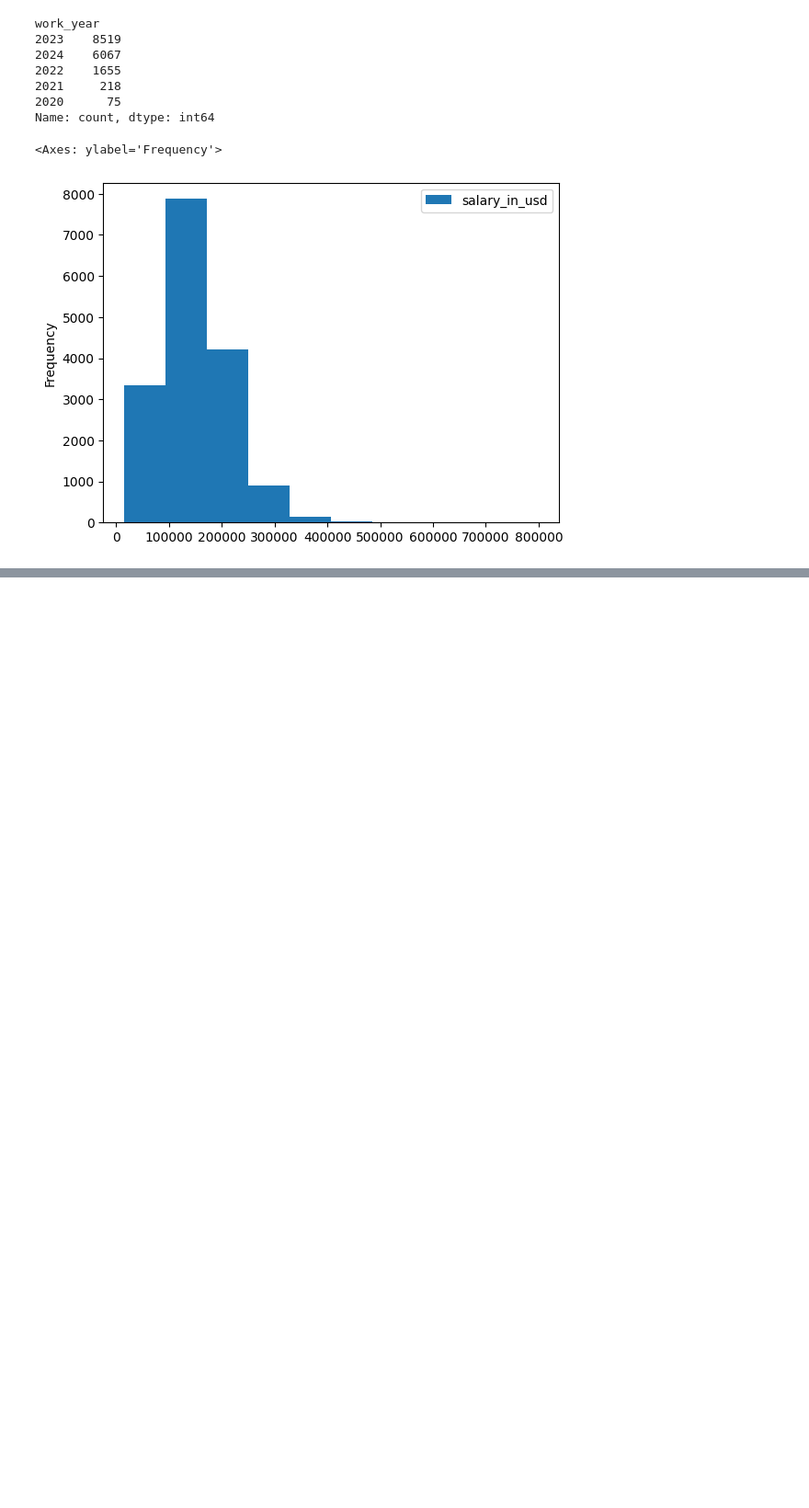
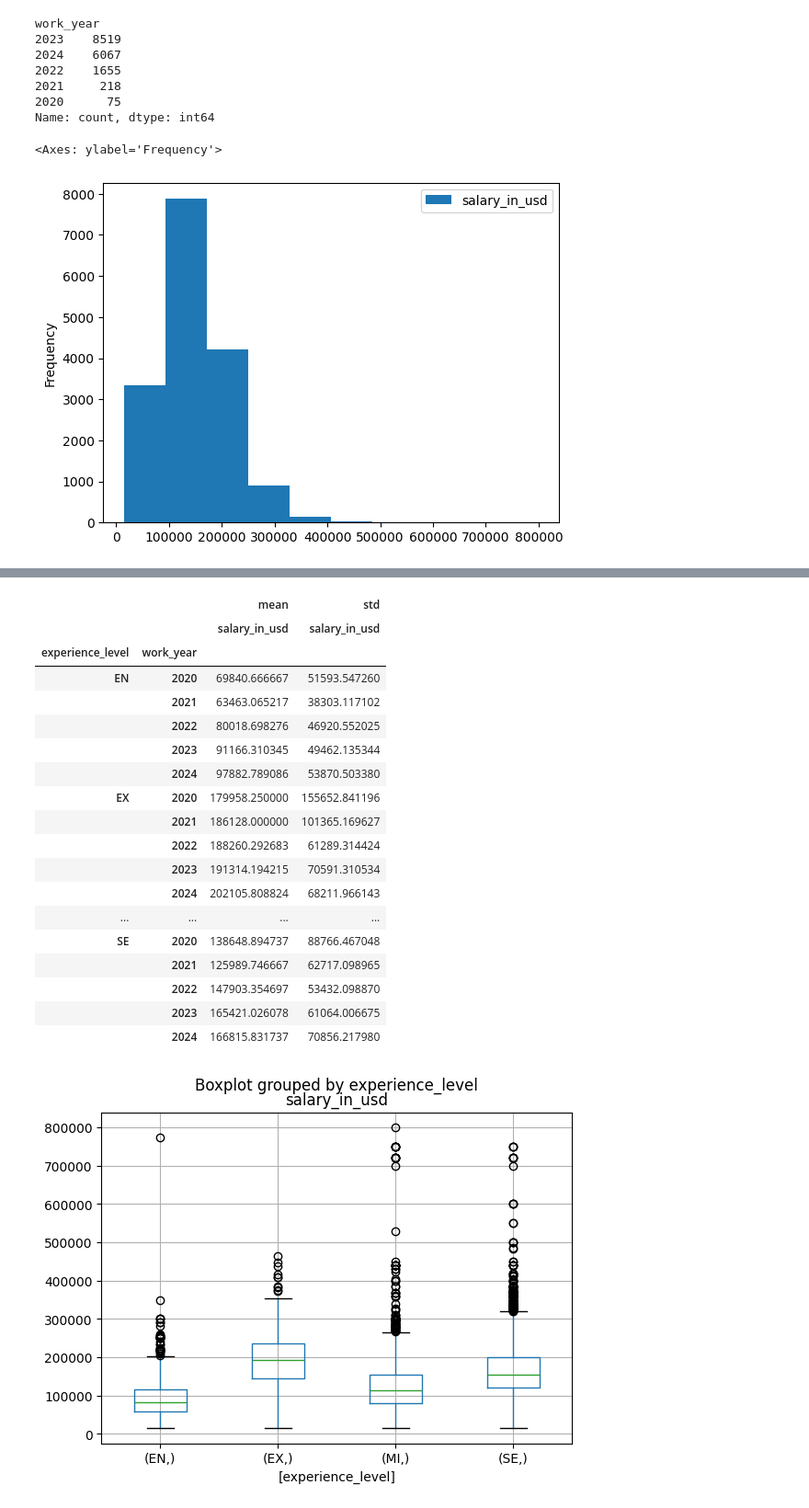
Before and after one commit to benk-2019/daily_assignments, a Jupyter notebook: week_2_QA/qa_2.ipynb, the cells around one changed output, grey strips where cells are left out. Shown at 92% size. Saved outputs shown, nothing was run; the diff lists cells and outputs as text; code cells hidden in the pictures; blank space fills up the shorter version.

```diff
--- a/week_2_QA/qa_2.ipynb
+++ b/week_2_QA/qa_2.ipynb
@@ -83,0 +107,32 @@ np.float64(69840.66666666667)
+# %%
+#multivariate analysis Experience level Salaries
+
+piv_table = df.pivot_table(
+    values = ['salary_in_usd'],
+    index = ['experience_level', 'work_year'],
+    aggfunc=['mean', 'std']
+)
+
+df.boxplot(column=["salary_in_usd"], by=['experience_level'])
+display(piv_table)
+# %% [output]
+|  |  | mean | std |
+|  |  | salary_in_usd | salary_in_usd |
+| experience_level | work_year |  |  |
+| EN | 2020 | 69840.666667 | 51593.547260 |
+|  | 2021 | 63463.065217 | 38303.117102 |
+|  | 2022 | 80018.698276 | 46920.552025 |
+|  | 2023 | 91166.310345 | 49462.135344 |
+|  | 2024 | 97882.789086 | 53870.503380 |
+| EX | 2020 | 179958.250000 | 155652.841196 |
+|  | 2021 | 186128.000000 | 101365.169627 |
+|  | 2022 | 188260.292683 | 61289.314424 |
+|  | 2023 | 191314.194215 | 70591.310534 |
+|  | 2024 | 202105.808824 | 68211.966143 |
+| ... | ... | ... | ... |
+| SE | 2020 | 138648.894737 | 88766.467048 |
+|  | 2021 | 125989.746667 | 62717.098965 |
+|  | 2022 | 147903.354697 | 53432.098870 |
+|  | 2023 | 165421.026078 | 61064.006675 |
+|  | 2024 | 166815.831737 | 70856.217980 |
+[figure, added]
```
Also changed, not shown: parts of 5 cells of this notebook, 5 other files.
